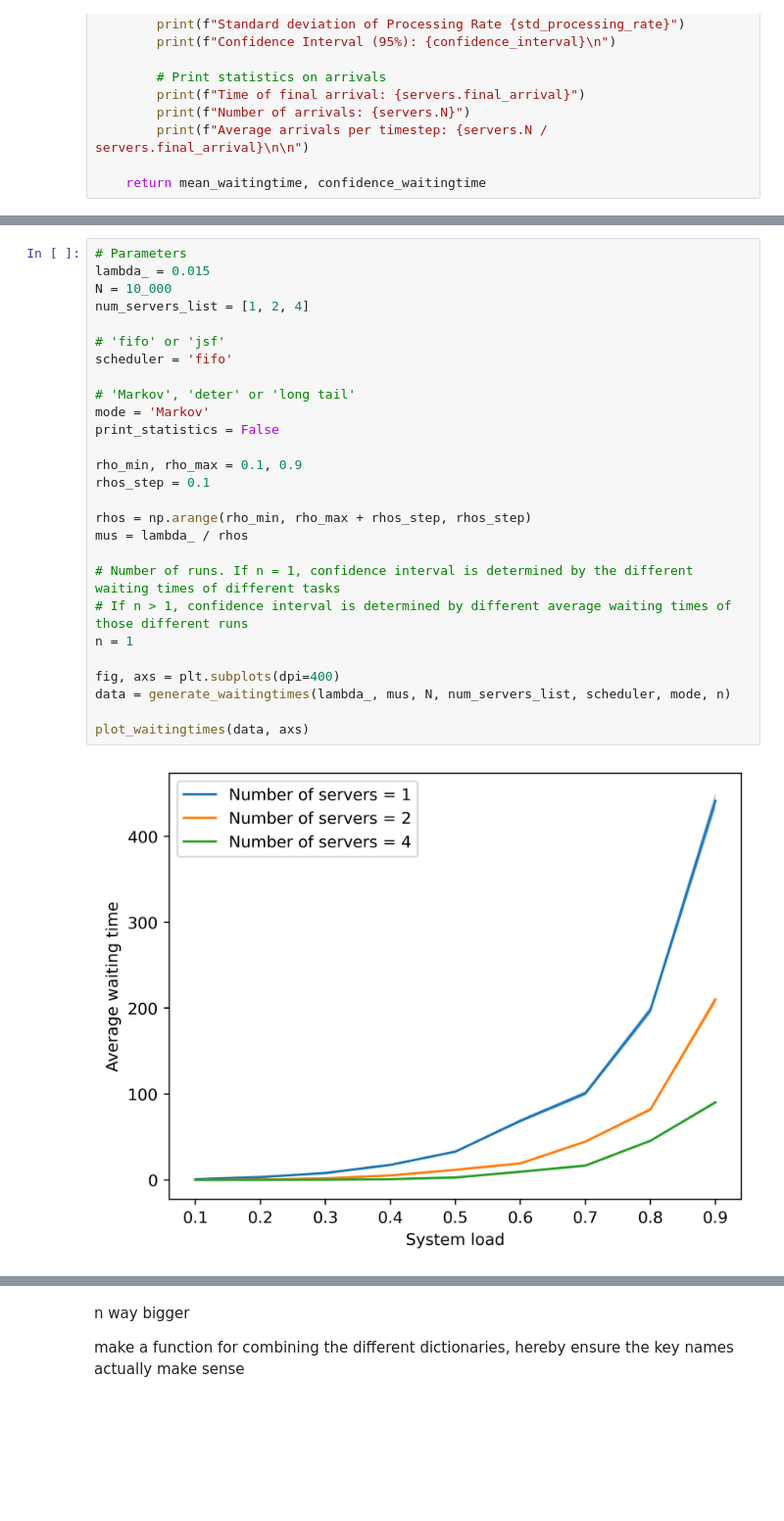
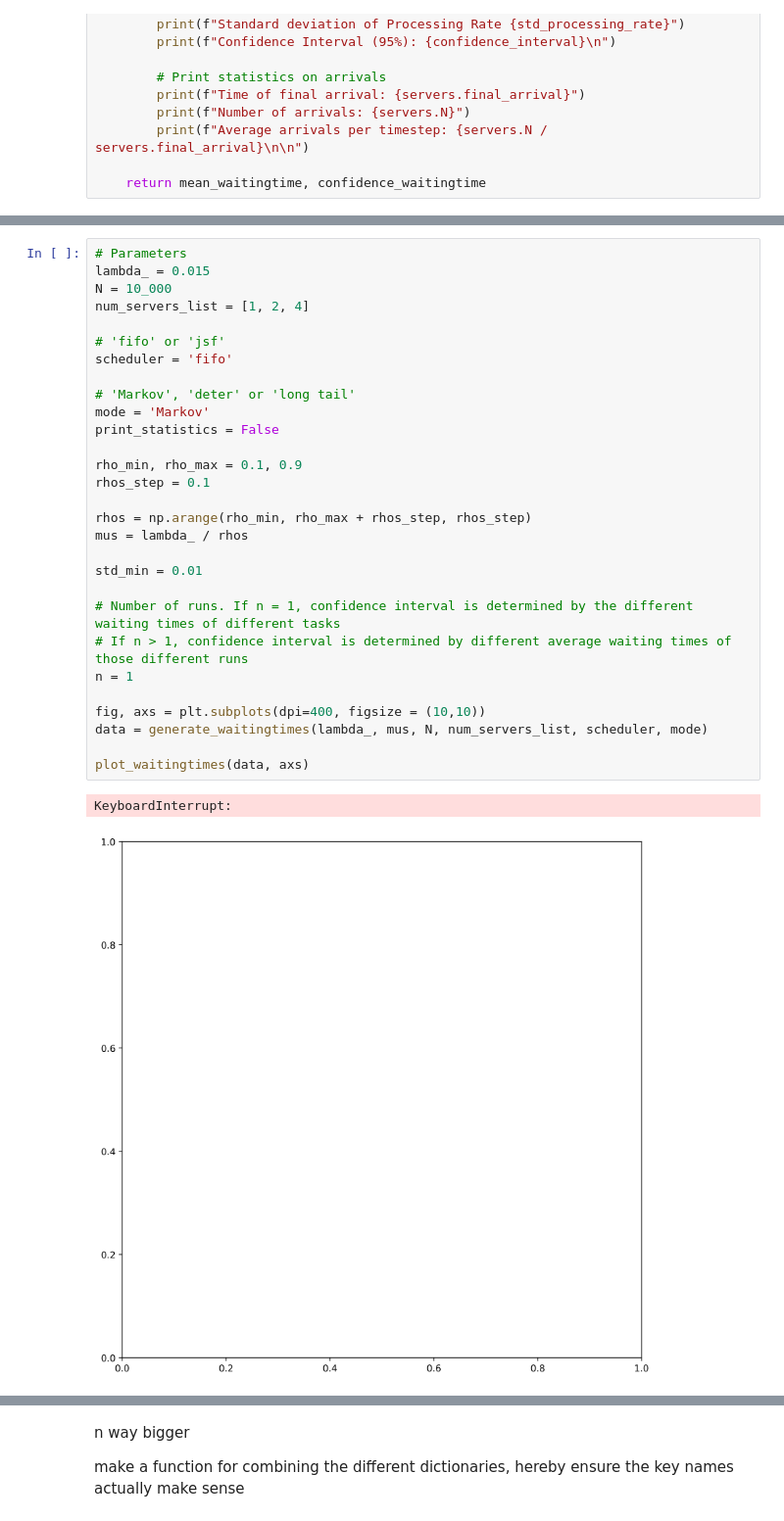
Before and after one commit to pabloralves/Stoc_Assignment_2, a Jupyter notebook: Q4_test.ipynb, the cells around one changed output, grey strips where cells are left out. Shown at 98% size. Saved outputs shown, nothing was run; the diff lists cells and outputs as text; blank space fills up the shorter version.

```diff
--- a/Q4_test.ipynb
+++ b/Q4_test.ipynb
@@ -231,32 +275,35 @@ def plot_waitingtimes(data, axs):
 # %%
 # Parameters
 lambda_ = 0.015
 N = 10_000
 num_servers_list = [1, 2, 4]
 
 # 'fifo' or 'jsf'
 scheduler = 'fifo'
 
 # 'Markov', 'deter' or 'long tail'
 mode = 'Markov'
 print_statistics = False
 
 rho_min, rho_max = 0.1, 0.9
 rhos_step = 0.1
 
 rhos = np.arange(rho_min, rho_max + rhos_step, rhos_step)
 mus = lambda_ / rhos
 
+std_min = 0.01
+
 # Number of runs. If n = 1, confidence interval is determined by the different waiting times of different tasks
 # If n > 1, confidence interval is determined by different average waiting times of those different runs
 n = 1
 
-fig, axs = plt.subplots(dpi=400)
-data = generate_waitingtimes(lambda_, mus, N, num_servers_list, scheduler, mode, n)
+fig, axs = plt.subplots(dpi=400, figsize = (10,10))
+data = generate_waitingtimes(lambda_, mus, N, num_servers_list, scheduler, mode)
 
 plot_waitingtimes(data, axs)
 # %% [output]
+KeyboardInterrupt:
-[figure, old version]
+[figure, new version]
 # %%
 # Parameters
 lambda_ = 0.015
```
Also changed, not shown: parts of 2 cells of this notebook.
